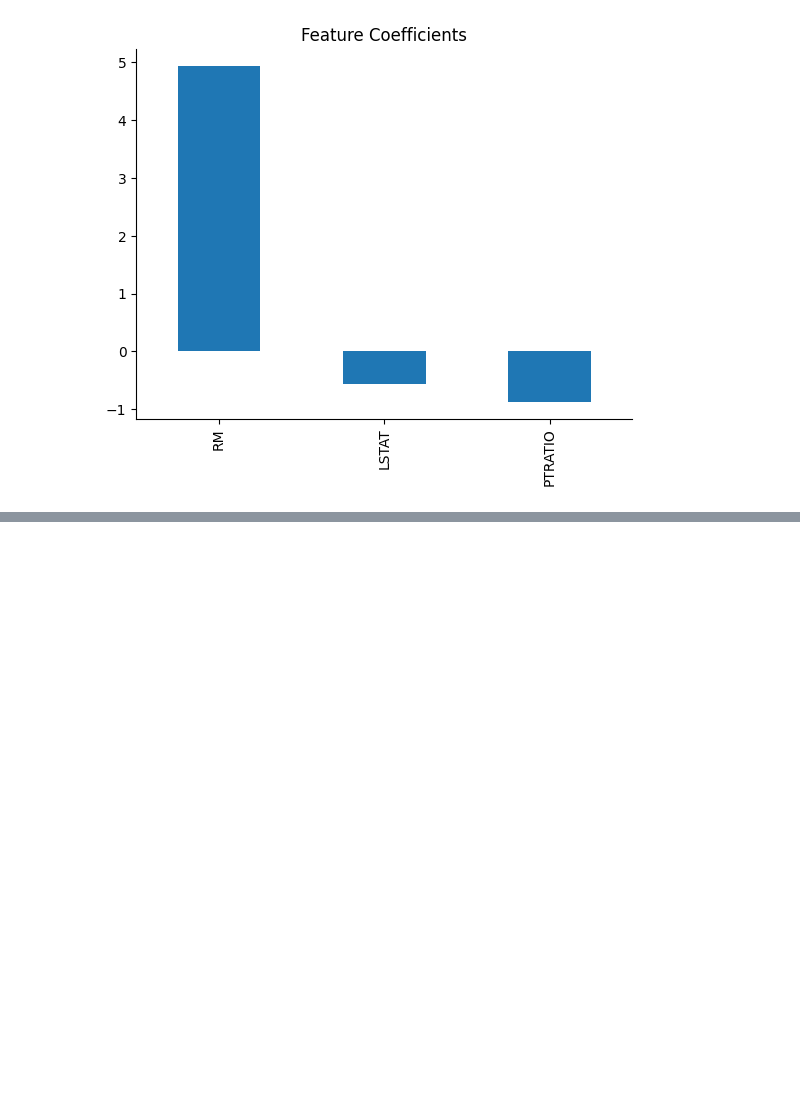
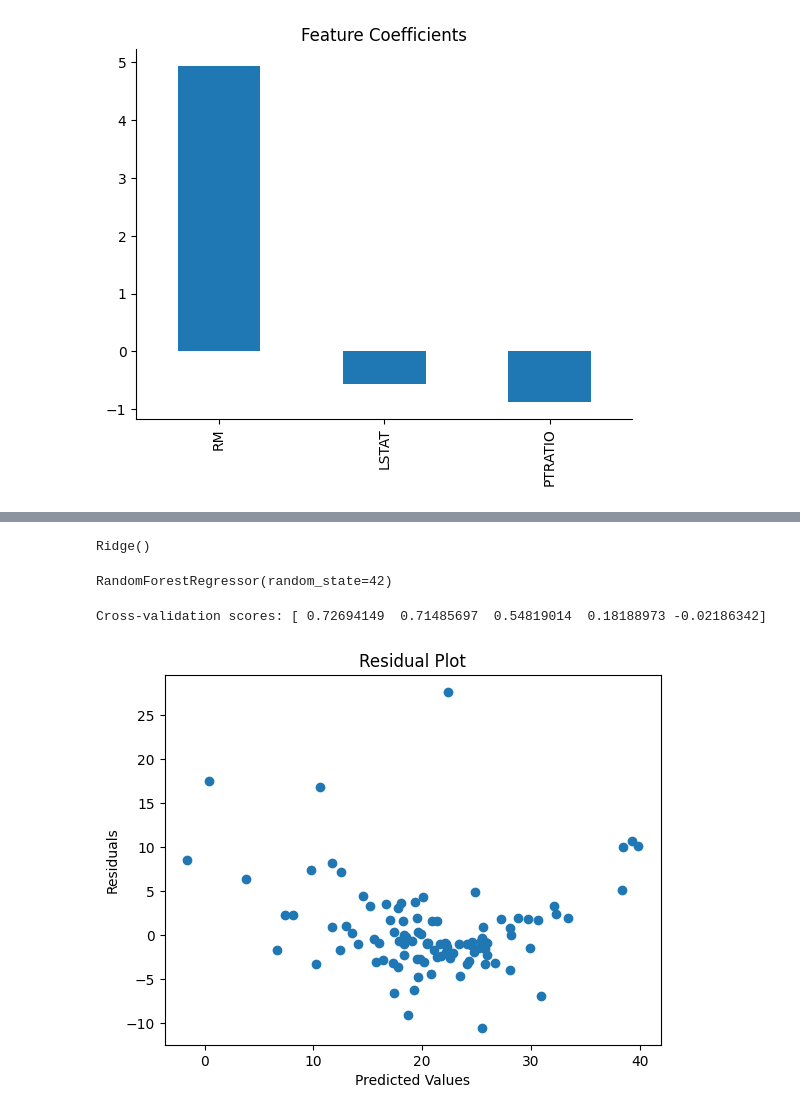
Before and after one commit to Usama-alt1/ML, a Jupyter notebook: House_Price_Prediction.ipynb, the cells around one changed output, grey strips where cells are left out. Cells and saved outputs as stored; diff of their text form; code cells hidden in the pictures; blank space fills up the shorter version.

```diff
--- a/House_Price_Prediction.ipynb
+++ b/House_Price_Prediction.ipynb
@@ -220,0 +246,24 @@ plt.show()
+# %%
+ridge_model = Ridge(alpha=1.0)  # Example: Ridge regression
+ridge_model.fit(X_train, y_train)
+# %% [output]
+Ridge()
+# %%
+rf_model = RandomForestRegressor(n_estimators=100, random_state=42)  # Example: Random Forest
+rf_model.fit(X_train, y_train)
+# %% [output]
+RandomForestRegressor(random_state=42)
+# %%
+scores = cross_val_score(model, X, y, cv=5, scoring='r2')  # Example: 5-fold cross-validation
+print("Cross-validation scores:", scores)
+# %% [output]
+Cross-validation scores: [ 0.72694149  0.71485697  0.54819014  0.18188973 -0.02186342]
+# %%
+residuals = y_test - y_pred
+plt.scatter(y_pred, residuals)
+plt.xlabel("Predicted Values")
+plt.ylabel("Residuals")
+plt.title("Residual Plot")
+plt.show()
+# %% [output]
+[figure, added]
```
Also changed, not shown: parts of 7 cells of this notebook.
